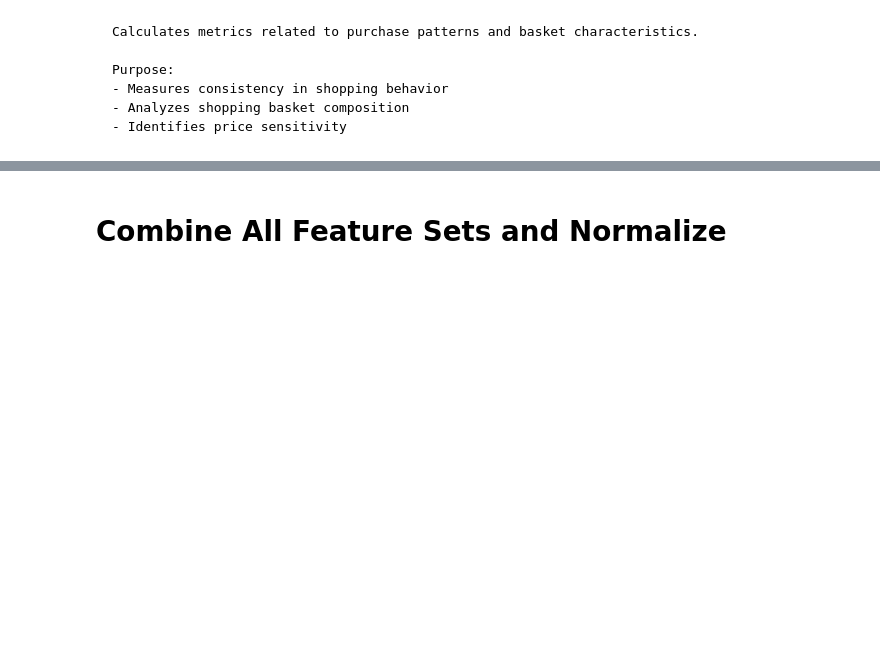
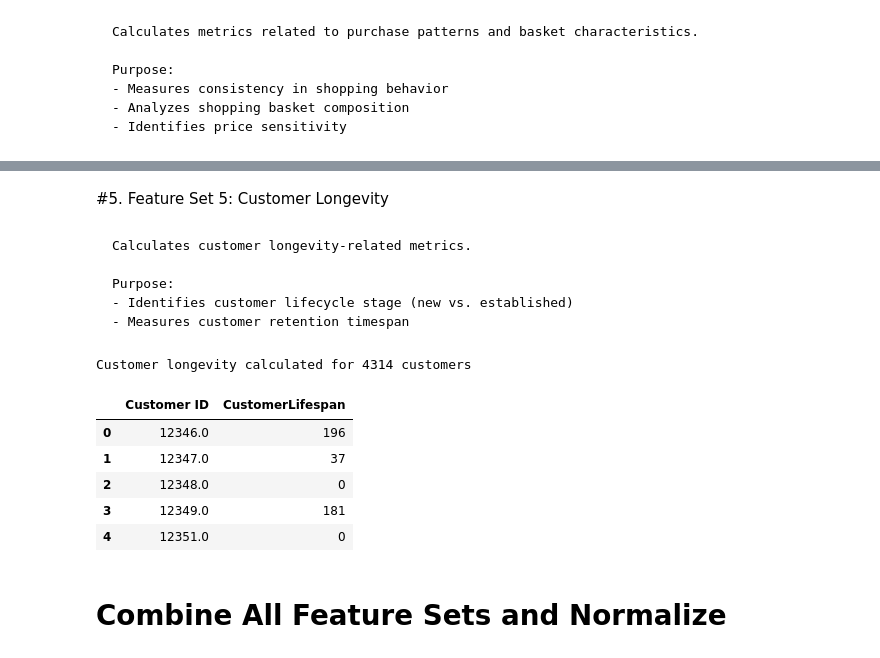
Before and after one commit to Nourshaolin/Real-Time-Retail-Analytics-and-Product-Recommender, a Jupyter notebook: RealTime_Retail_Analytics_and_Product_Recommender.ipynb, the cells around one changed output, grey strips where cells are left out. Saved outputs shown, nothing was run; the diff lists cells and outputs as text; code cells hidden in the pictures; blank space fills up the shorter version.

```diff
--- a/RealTime_Retail_Analytics_and_Product_Recommender.ipynb
+++ b/RealTime_Retail_Analytics_and_Product_Recommender.ipynb
@@ -499,5 +499,44 @@ Purchase variability features calculated
 | 2 | 12348.0 | 373.000000 | 0.000000 | 0.719500 | 0.0 | 0.000000 |
 | 3 | 12349.0 | 331.000000 | 286.712399 | 8.581765 | 90.0 | 72.000000 |
 | 4 | 12351.0 | 261.000000 | 0.000000 | 2.355238 | 0.0 | 0.000000 |
+# %% [markdown]
+#5. Feature Set 5: Customer Longevity
+# %% [markdown]
+    Calculates customer longevity-related metrics.
+
+    Purpose:
+    - Identifies customer lifecycle stage (new vs. established)
+    - Measures customer retention timespan
+# %%
+def calculate_customer_longevity(df):
+    """
+    Calculates the number of days between a customer's first and last purchase.
+    """
+    # Find first and last purchase dates based on InvoiceDate
+    first_purchase = df.groupby('Customer ID')['InvoiceDate'].min().reset_index()
+    first_purchase.columns = ['Customer ID', 'FirstPurchase']
+
+    last_purchase = df.groupby('Customer ID')['InvoiceDate'].max().reset_index()
+    last_purchase.columns = ['Customer ID', 'LastPurchase']
+
+    # Merge and calculate lifespan
+    dates = first_purchase.merge(last_purchase, on='Customer ID')
+    dates['CustomerLifespan'] = (dates['LastPurchase'] - dates['FirstPurchase']).dt.days
+
+    return dates[['Customer ID', 'CustomerLifespan']]
+# Calculate longevity metrics
+longevity_features = calculate_customer_longevity(df_clean)
+
+# Display result
+print(f"Customer longevity calculated for {len(longevity_features)} customers")
+longevity_features.head()
+# %% [output]
+Customer longevity calculated for 4314 customers
+|  | Customer ID | CustomerLifespan |
+| 0 | 12346.0 | 196 |
+| 1 | 12347.0 | 37 |
+| 2 | 12348.0 | 0 |
+| 3 | 12349.0 | 181 |
+| 4 | 12351.0 | 0 |
 # %% [markdown]
 # Combine All Feature Sets and Normalize
```
Also changed, not shown: parts of 3 cells of this notebook.
